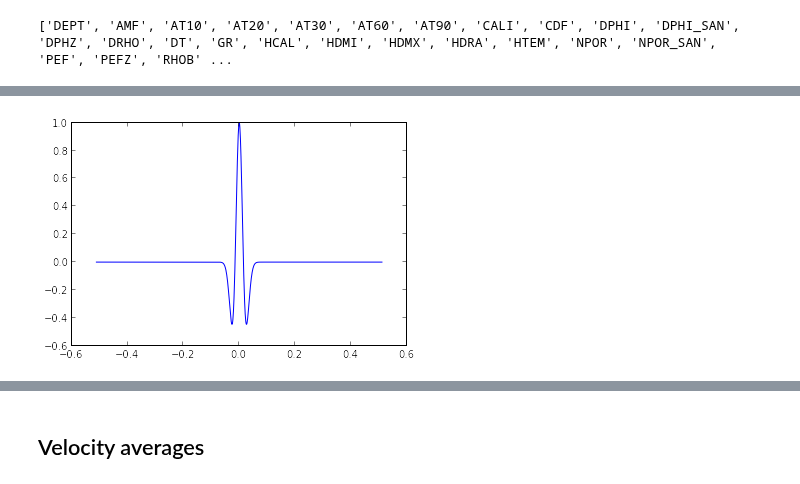
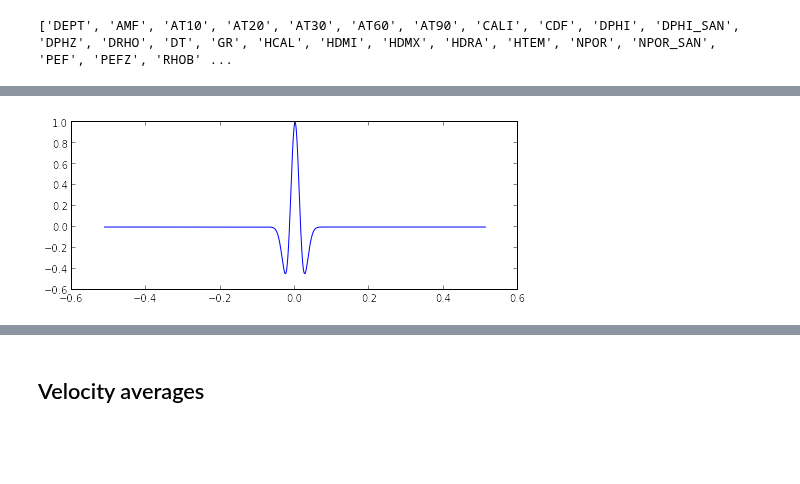
Before and after one commit to kwinkunks/notebooks, a Jupyter notebook: Backus.ipynb, the cells around one changed output, grey strips where cells are left out. Drawn from its saved outputs; the diff is of its cells as text; code cells hidden in the pictures; blank space fills up the shorter version.

```diff
--- a/Backus.ipynb
+++ b/Backus.ipynb
@@ -85,10 +70,12 @@ def ricker(f, length=0.512, dt=0.001):
     return t, y
 # %%
 t, w = ricker (f=15, length=1.024, dt=0.001)
+
+plt.figure(figsize=(8,3))
 plt.plot(t,w)
 plt.show()
 # %% [output]
-[figure, old version]
+[figure, new version]
 # %%
 from scipy.signal import convolve
 # %%
```
Also changed, not shown: parts of 24 cells of this notebook, 1 other file.
